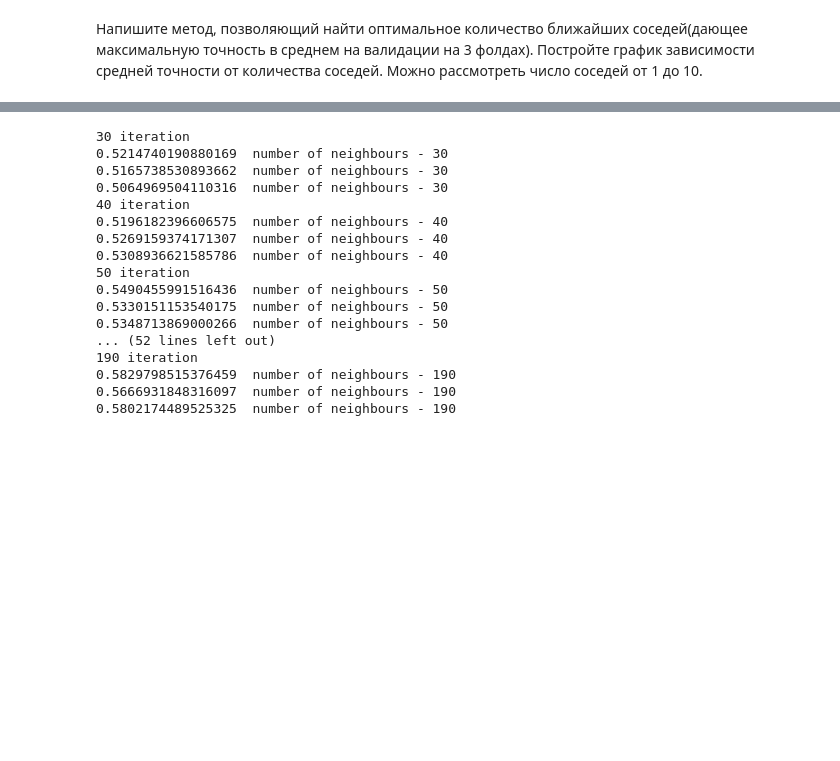
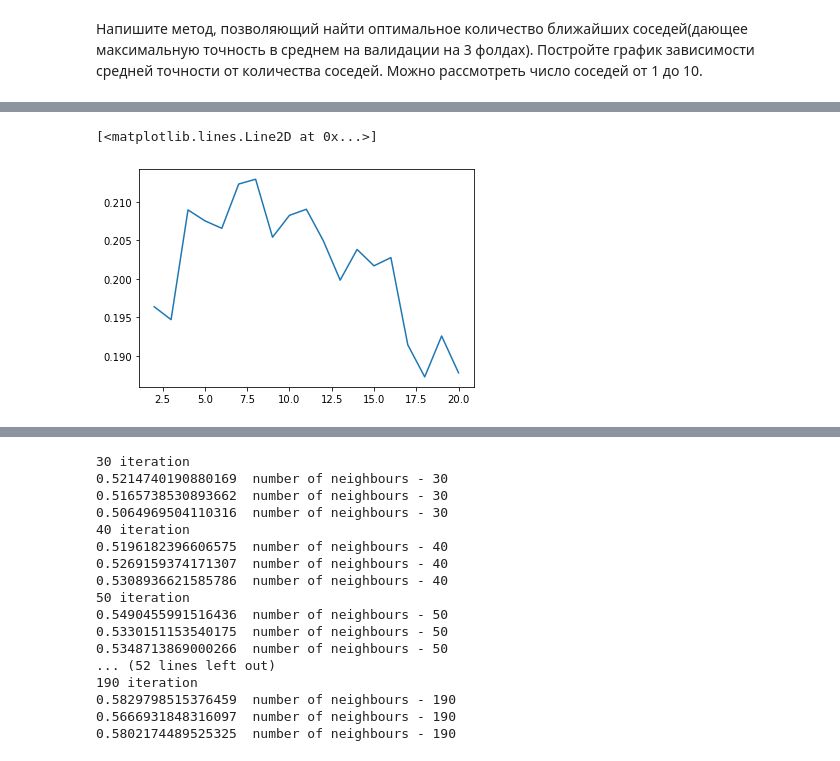
Before and after one commit to YanisPlevokas/msu_ml_autumn_2020, a Jupyter notebook: plevokas_hw1.ipynb, the cells around one changed output, grey strips where cells are left out. Drawn from its saved outputs; the diff is of its cells as text; code cells hidden in the pictures; blank space fills up the shorter version.

```diff
--- a/plevokas_hw1.ipynb
+++ b/plevokas_hw1.ipynb
@@ -298,0 +375,5 @@ print(new_brute_cosine_tfidf.argmax() ,new_brute_cosine_tfidf[new_brute_cosine_t
+# %%
+plt.plot(np.arange(2, 21, 1), brute_eucl_count)
+# %% [output]
+[<matplotlib.lines.Line2D at 0x...>]
+[figure, added]
```
Also changed, not shown: parts of 20 cells of this notebook.
